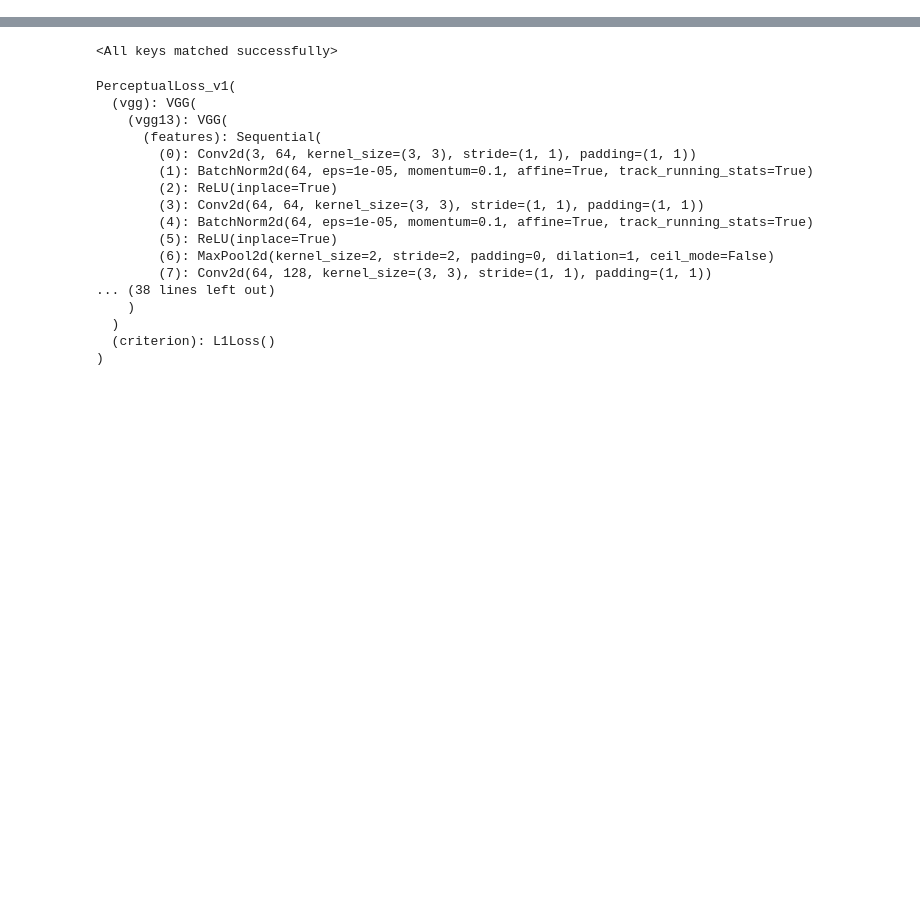
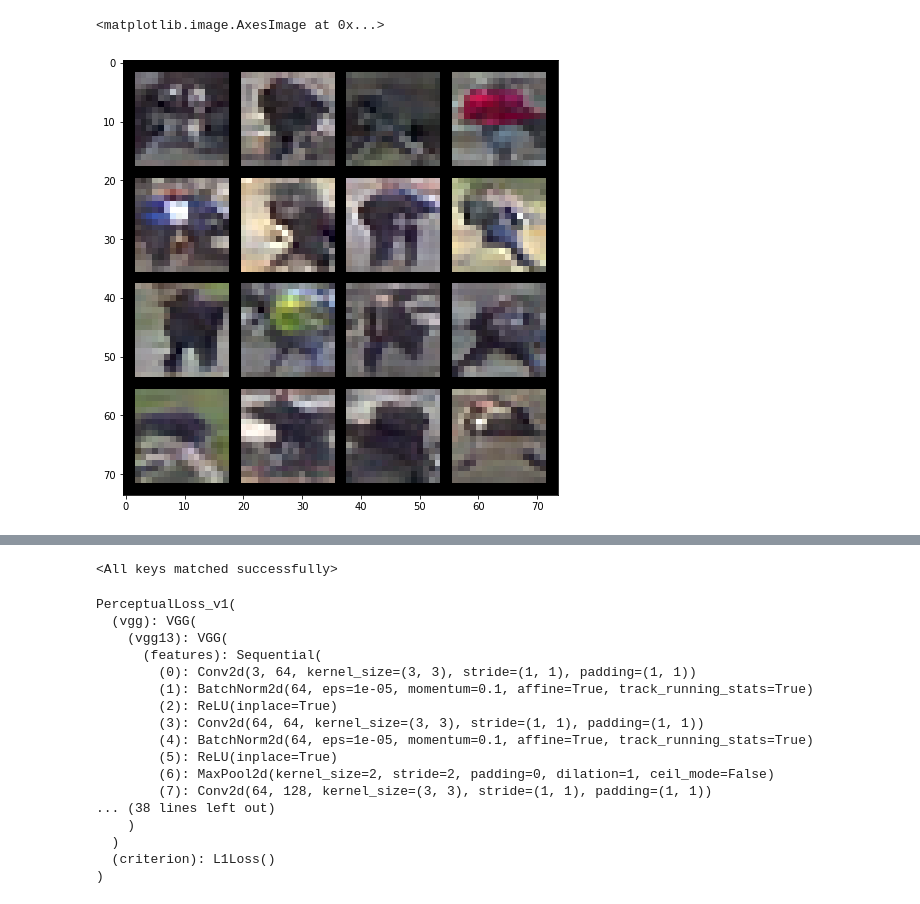
Before and after one commit to mirmashel/cycleGAN_and_re-id, a Jupyter notebook: stylegan/test_realisation.ipynb, the cells around one changed output, grey strips where cells are left out. Cells and saved outputs as stored; diff of their text form; code cells hidden in the pictures; blank space fills up the shorter version.

```diff
--- a/stylegan/test_realisation.ipynb
+++ b/stylegan/test_realisation.ipynb
@@ -20,0 +20,9 @@ plt.imshow(im)
+# %%
+im_num = 40000
+import matplotlib.pyplot as plt
+im = plt.imread(f"./checkpoints/orig_stylegan/sample/{str(im_num).zfill(6)}.png")
+plt.figure(figsize=(8,8))
+plt.imshow(im)
+# %% [output]
+<matplotlib.image.AxesImage at 0x...>
+[figure, added]
```
Also changed, not shown: parts of 8 cells of this notebook, 7 other files.
